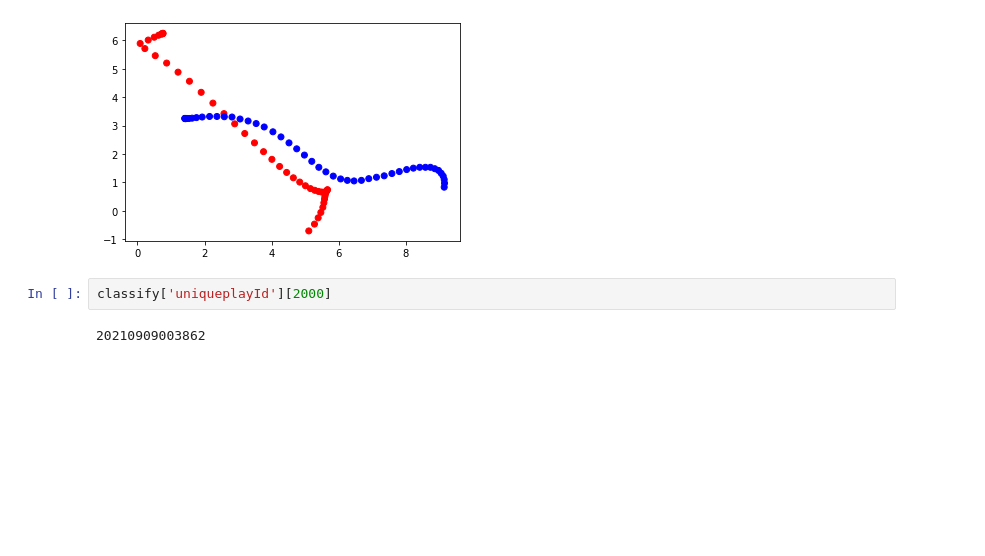
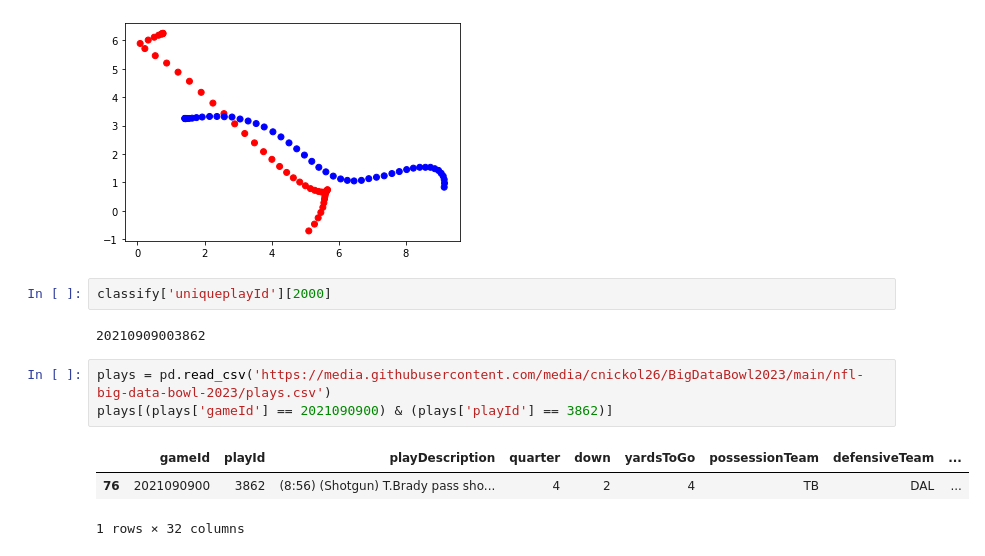
Before and after one commit to cnickol26/BigDataBowl2023, a Jupyter notebook: Connor_Code.ipynb, the cells around one changed output. Saved outputs shown, nothing was run; the diff lists cells and outputs as text; blank space fills up the shorter version.

```diff
--- a/Connor_Code.ipynb
+++ b/Connor_Code.ipynb
@@ -256,3 +242,10 @@ plt.scatter(play_data3['new_x'],play_data3['new_y'], c = play_data3['pff_positio
 classify['uniqueplayId'][2000]
 # %% [output]
 20210909003862
+# %%
+plays = pd.read_csv('https://media.githubusercontent.com/media/cnickol26/BigDataBowl2023/main/nfl-big-data-bowl-2023/plays.csv')
+plays[(plays['gameId'] == 2021090900) & (plays['playId'] == 3862)]
+# %% [output]
+|  | gameId | playId | playDescription | quarter | down | yardsToGo | possessionTeam | defensiveTeam | ... |
+| 76 | 2021090900 | 3862 | (8:56) (Shotgun) T.Brady pass sho... | 4 | 2 | 4 | TB | DAL | ... |
+1 rows × 32 columns
```
Also changed, not shown: parts of 21 cells of this notebook.
